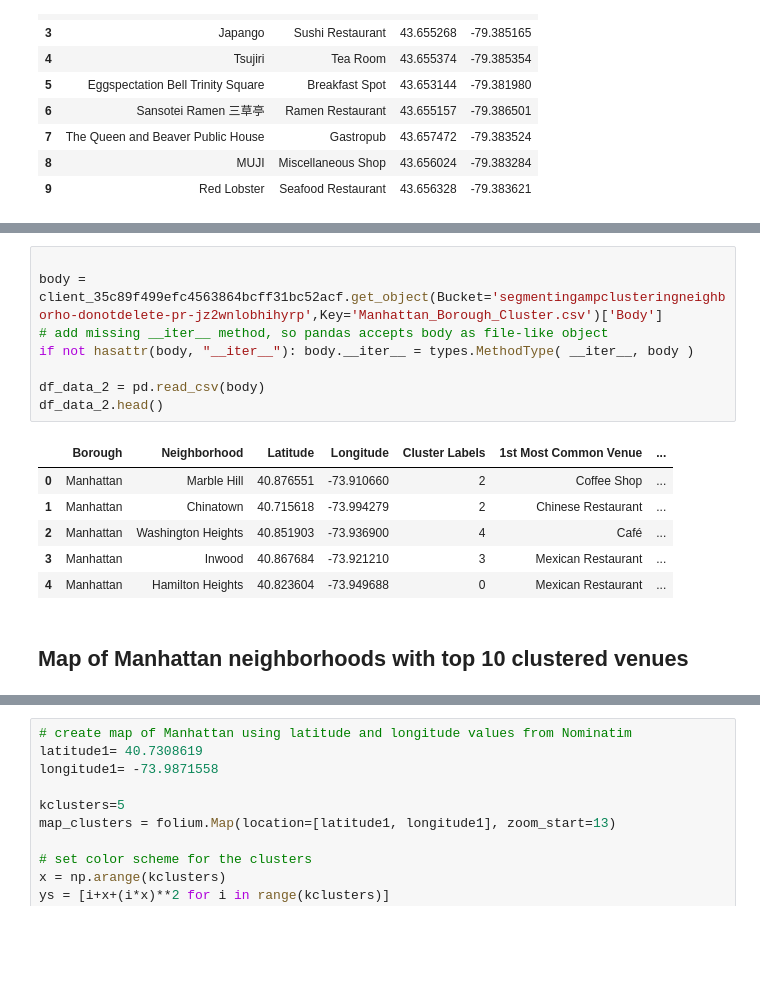
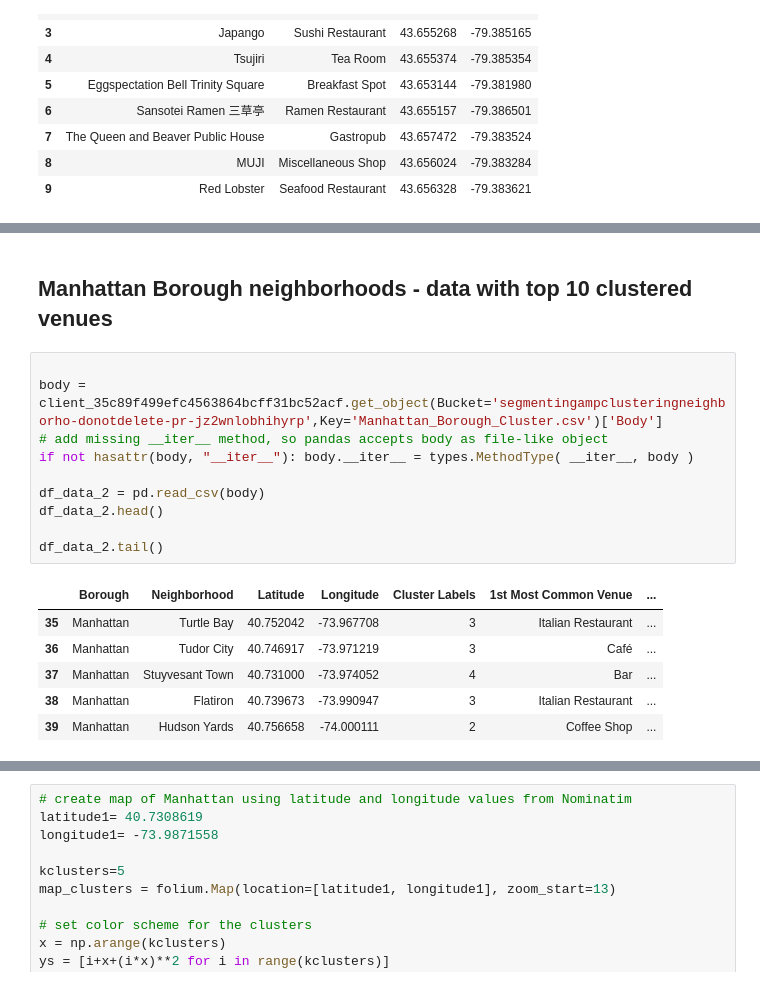
Before and after one commit to suria24/Coursera_Capstone, a Jupyter notebook: Battle of Neighbourhoods.ipynb, the cells around one changed output, grey strips where cells are left out. Drawn from its saved outputs; the diff is of its cells as text; blank space fills up the shorter version.

```diff
--- a/Battle of Neighbourhoods.ipynb
+++ b/Battle of Neighbourhoods.ipynb
@@ -210,21 +258,22 @@ df_data_1.tail()
 | 37 | Manhattan | Stuyvesant Town | 40.731000 | -73.974052 | 4 |
 | 38 | Manhattan | Flatiron | 40.739673 | -73.990947 | 3 |
 | 39 | Manhattan | Hudson Yards | 40.756658 | -74.000111 | 2 |
+# %% [markdown]
+<h2>Manhattan Borough neighborhoods - data with top 10 clustered venues
 # %%
 
 body = client_35c89f499efc4563864bcff31bc52acf.get_object(Bucket='segmentingampclusteringneighborho-donotdelete-pr-jz2wnlobhihyrp',Key='Manhattan_Borough_Cluster.csv')['Body']
 # add missing __iter__ method, so pandas accepts body as file-like object
 if not hasattr(body, "__iter__"): body.__iter__ = types.MethodType( __iter__, body )
 
 df_data_2 = pd.read_csv(body)
 df_data_2.head()
+
+df_data_2.tail()
 # %% [output]
 |  | Borough | Neighborhood | Latitude | Longitude | Cluster Labels | 1st Most Common Venue | ... |
-| 0 | Manhattan | Marble Hill | 40.876551 | -73.910660 | 2 | Coffee Shop | ... |
-| 1 | Manhattan | Chinatown | 40.715618 | -73.994279 | 2 | Chinese Restaurant | ... |
-| 2 | Manhattan | Washington Heights | 40.851903 | -73.936900 | 4 | Café | ... |
-| 3 | Manhattan | Inwood | 40.867684 | -73.921210 | 3 | Mexican Restaurant | ... |
-| 4 | Manhattan | Hamilton Heights | 40.823604 | -73.949688 | 0 | Mexican Restaurant | ... |
+| 35 | Manhattan | Turtle Bay | 40.752042 | -73.967708 | 3 | Italian Restaurant | ... |
+| 36 | Manhattan | Tudor City | 40.746917 | -73.971219 | 3 | Café | ... |
+| 37 | Manhattan | Stuyvesant Town | 40.731000 | -73.974052 | 4 | Bar | ... |
+| 38 | Manhattan | Flatiron | 40.739673 | -73.990947 | 3 | Italian Restaurant | ... |
+| 39 | Manhattan | Hudson Yards | 40.756658 | -74.000111 | 2 | Coffee Shop | ... |
-# %% [markdown]
-<h2>
-Map of Manhattan neighborhoods with top 10 clustered venues
```
Also changed, not shown: parts of 43 cells of this notebook.
